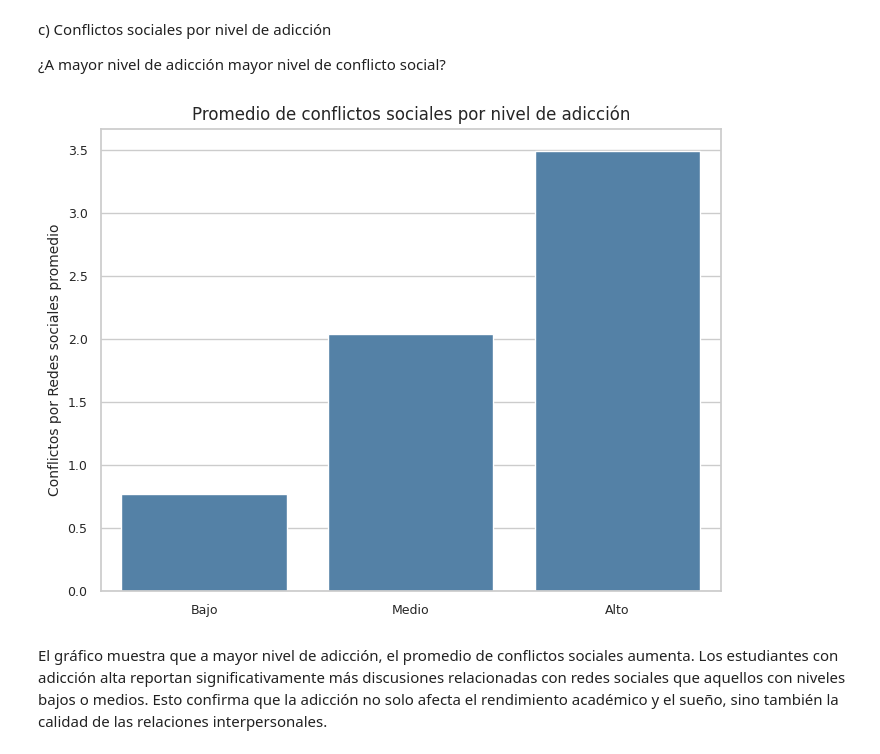
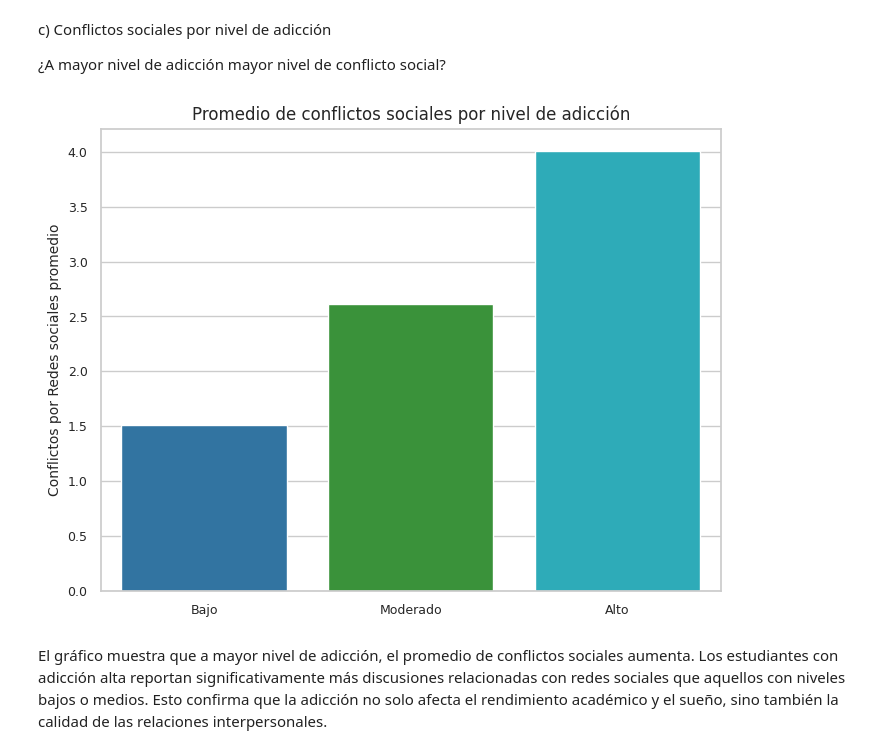
Before and after one commit to vazquezsilvana/Data-Science-II-EntregaFinal, a Jupyter notebook: VazquezSilvana_EntregaFinalDSII.ipynb, the cells around one changed output. Saved outputs shown, nothing was run; the diff lists cells and outputs as text; code cells hidden in the pictures.

```diff
--- a/VazquezSilvana_EntregaFinalDSII.ipynb
+++ b/VazquezSilvana_EntregaFinalDSII.ipynb
@@ -604,37 +617,32 @@ c) Conflictos sociales por nivel de adicción
 
 ¿A mayor nivel de adicción mayor nivel de conflicto social?
 # %%
-# Crear categorías de adicción (en español)
-df['Nivel_Adiccion'] = pd.cut(
-    df['Puntaje_Adicción'],
-    bins=[0, 3, 6, 10],
-    labels=['Bajo', 'Medio', 'Alto']
-)
+# Definir los niveles de adicción a partir de Puntaje_Adicción (escala 1-10)
+bins = [0, 4, 7, 10]
+labels = ['Bajo', 'Moderado', 'Alto']
+df['Nivel_Adiccion'] = pd.cut(df['Puntaje_Adicción'], bins=bins, labels=labels, right=True)
 
-# Calcular promedio de conflictos por nivel de adicción (con observed=True)
-conflict_avg = (
-    df.groupby('Nivel_Adiccion', observed=True)['Conflictos_por_RedesSociales']
-    .mean()
-    .reset_index()
-)
+# Calcular el promedio de conflictos por nivel de adicción
+conflict_avg = df.groupby('Nivel_Adiccion', observed=False)['Conflictos_por_RedesSociales'].mean().reset_index()
 
-# Gráfico de barras
 plt.figure(figsize=(8,6))
 sns.barplot(
     x='Nivel_Adiccion',
     y='Conflictos_por_RedesSociales',
+    hue='Nivel_Adiccion',
     data=conflict_avg,
-    color="steelblue"   # color único para evitar warnings
+    palette=academic_palette[:conflict_avg['Nivel_Adiccion'].nunique()],
+    legend=False
 )
 
 plt.title("Promedio de conflictos sociales por nivel de adicción", fontsize=12)
-plt.xlabel("")  # eliminamos etiqueta del eje X
+plt.xlabel("")
 plt.ylabel("Conflictos por Redes sociales promedio", fontsize=10)
 plt.xticks(fontsize=9)
 plt.yticks(fontsize=9)
 plt.show()
 # %% [output]
-[figure, old version]
+[figure, new version]
 # %% [markdown]
 El gráfico muestra que a mayor nivel de adicción, el promedio de conflictos sociales aumenta. Los estudiantes con adicción alta reportan significativamente más discusiones relacionadas con redes sociales que aquellos con niveles bajos o medios. Esto confirma que la adicción no solo afecta el rendimiento académico y el sueño, sino también la calidad de las relaciones interpersonales.
 # %% [markdown]
```
Also changed, not shown: parts of 8 cells of this notebook.
